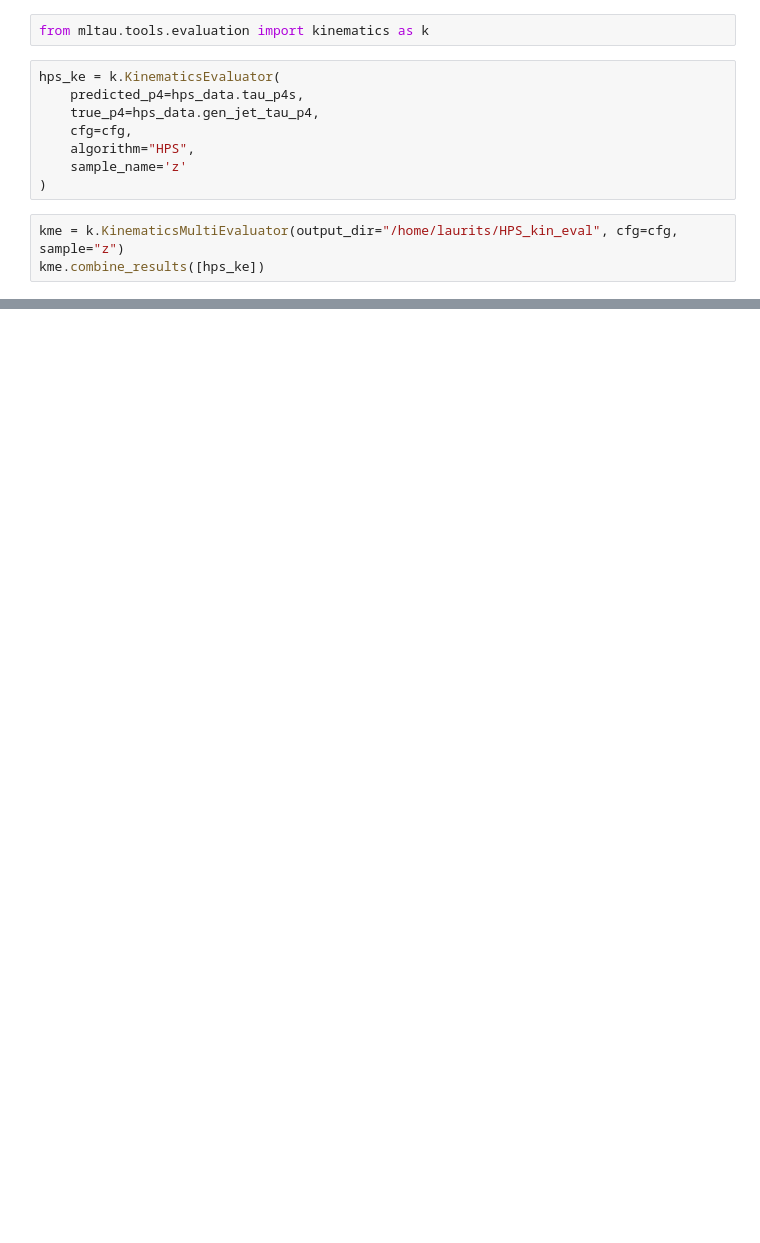
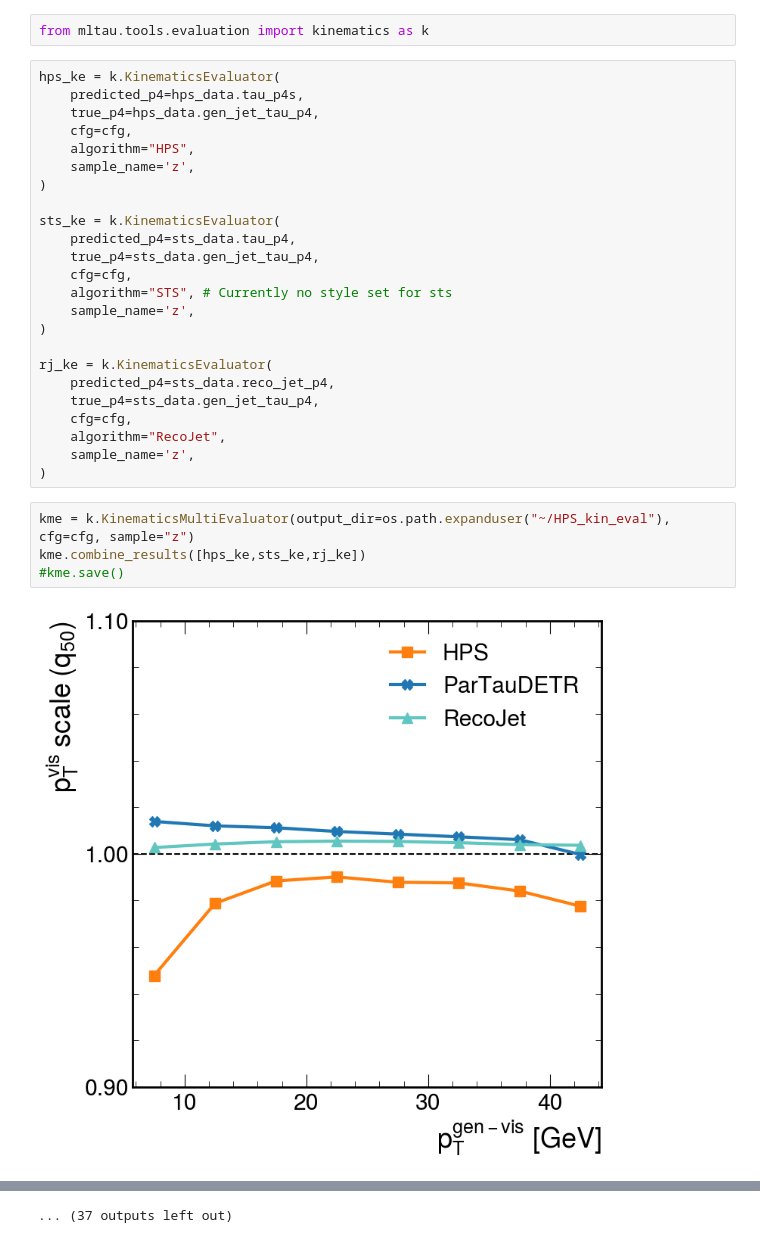
Before and after one commit to HEP-KBFI/ml-tau-model, a Jupyter notebook: mltau/notebooks/STS_model_eval_HPS.ipynb, the cells around one changed output, grey strips where cells are left out. Drawn from its saved outputs; the diff is of its cells as text; blank space fills up the shorter version.

```diff
--- a/mltau/notebooks/STS_model_eval_HPS.ipynb
+++ b/mltau/notebooks/STS_model_eval_HPS.ipynb
@@ -77,8 +107,27 @@ hps_ke = k.KinematicsEvaluator(
     true_p4=hps_data.gen_jet_tau_p4,
     cfg=cfg,
     algorithm="HPS",
-    sample_name='z'
+    sample_name='z',
 )
+
+sts_ke = k.KinematicsEvaluator(
+    predicted_p4=sts_data.tau_p4,
+    true_p4=sts_data.gen_jet_tau_p4,
+    cfg=cfg,
+    algorithm="STS", # Currently no style set for sts
+    sample_name='z',
+)
+
+rj_ke = k.KinematicsEvaluator(
+    predicted_p4=sts_data.reco_jet_p4,
+    true_p4=sts_data.gen_jet_tau_p4,
+    cfg=cfg,
+    algorithm="RecoJet",
+    sample_name='z',
+)
 # %%
-kme = k.KinematicsMultiEvaluator(output_dir="/home/laurits/HPS_kin_eval", cfg=cfg, sample="z")
-kme.combine_results([hps_ke])
+kme = k.KinematicsMultiEvaluator(output_dir=os.path.expanduser("~/HPS_kin_eval"), cfg=cfg, sample="z")
+kme.combine_results([hps_ke,sts_ke,rj_ke])
+#kme.save()
+# %% [output]
+[figure, added]
@@ -84,0 +145 @@ kme.combine_results([hps_ke])
+... (37 outputs left out)
```
Also changed, not shown: parts of 9 cells of this notebook, 2 other files.
